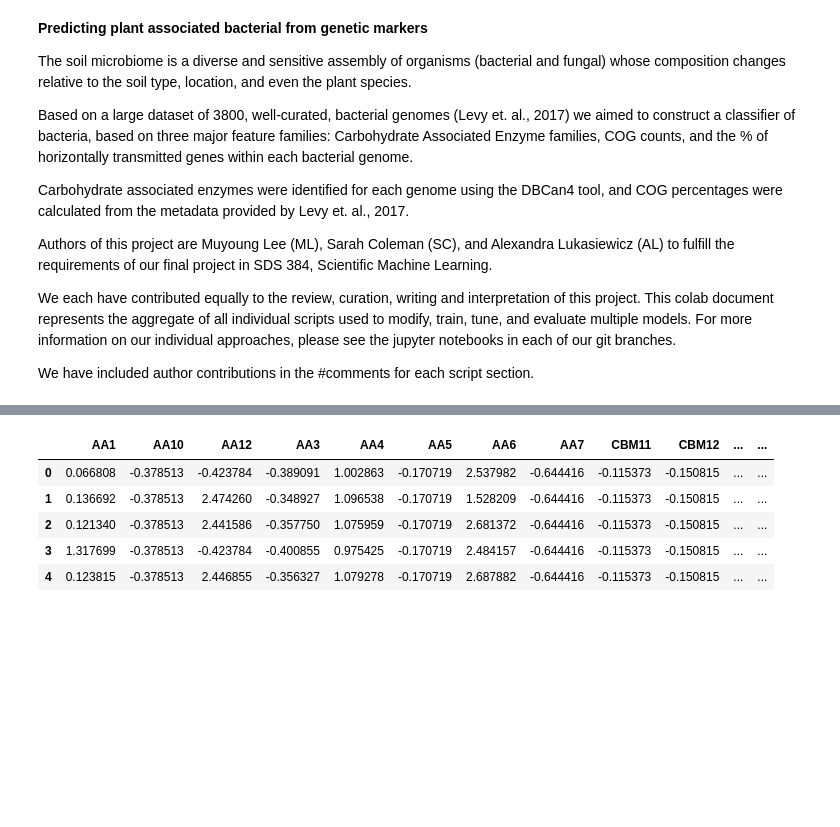
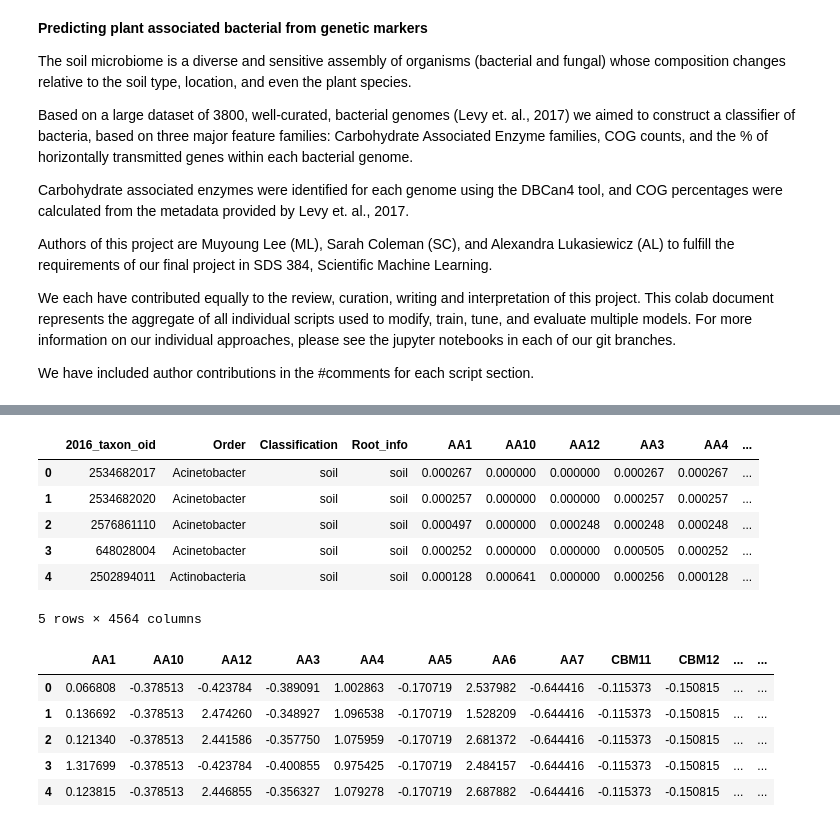
Before and after one commit to ajlukasiewicz/Team_9_MacLearn, a Jupyter notebook: Prediction_of_plant_associated_bacteria.ipynb, the cells around one changed output, grey strips where cells are left out. Drawn from its saved outputs; the diff is of its cells as text; code cells hidden in the pictures; blank space fills up the shorter version.

```diff
--- a/Prediction_of_plant_associated_bacteria.ipynb
+++ b/Prediction_of_plant_associated_bacteria.ipynb
@@ -116,3 +121,14 @@ merged.head()
+# %%
+soil_dataset = pd.read_csv("https://raw.githubusercontent.com/ajlukasiewicz/Team_9_MacLearn/main/Data/soil_dataset.tsv", sep="\t")
+soil_dataset.head()
+# %% [output]
+|  | 2016_taxon_oid | Order | Classification | Root_info | AA1 | AA10 | AA12 | AA3 | AA4 | ... |
+| 0 | 2534682017 | Acinetobacter | soil | soil | 0.000267 | 0.000000 | 0.000000 | 0.000267 | 0.000267 | ... |
+| 1 | 2534682020 | Acinetobacter | soil | soil | 0.000257 | 0.000000 | 0.000000 | 0.000257 | 0.000257 | ... |
+| 2 | 2576861110 | Acinetobacter | soil | soil | 0.000497 | 0.000000 | 0.000248 | 0.000248 | 0.000248 | ... |
+| 3 | 648028004 | Acinetobacter | soil | soil | 0.000252 | 0.000000 | 0.000000 | 0.000505 | 0.000252 | ... |
+| 4 | 2502894011 | Actinobacteria | soil | soil | 0.000128 | 0.000641 | 0.000000 | 0.000256 | 0.000128 | ... |
+5 rows × 4564 columns
 # %%
 #AL
 #x and y variables
```
Also changed, not shown: parts of 14 cells of this notebook.
